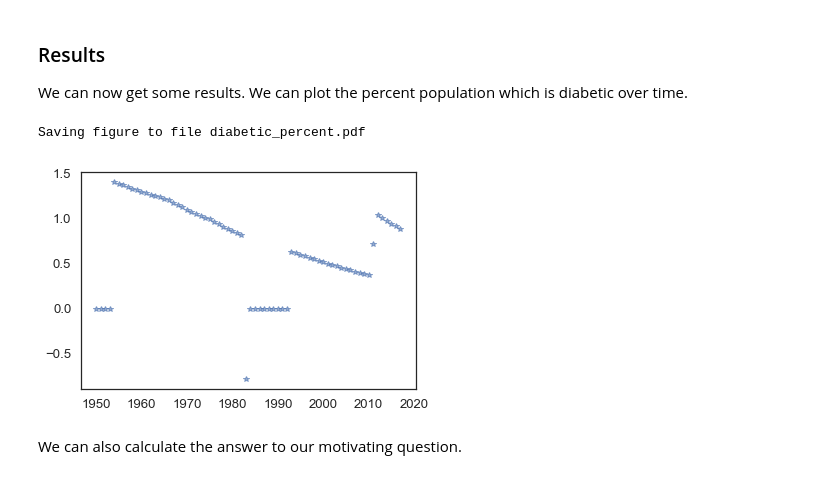
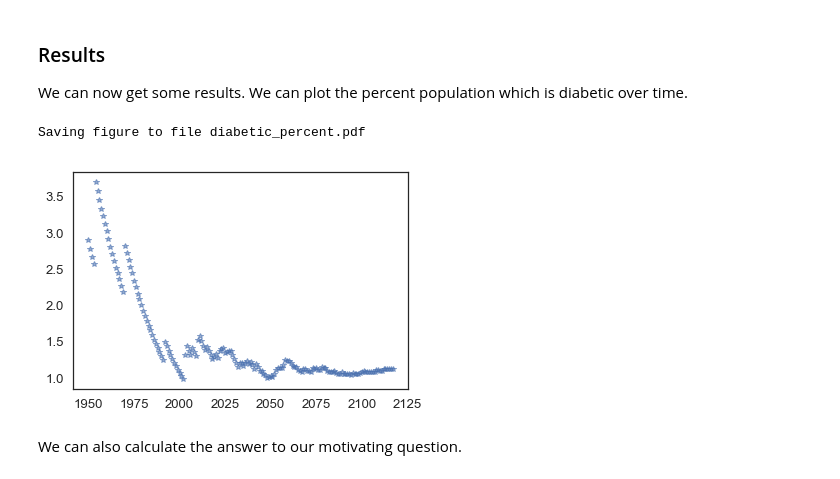
Before and after one commit to maiam6242/ModSimProject1, a Jupyter notebook: Project_1_Notebook-Database File-Copy1.ipynb, the cells around one changed output. Cells and saved outputs as stored; diff of their text form; code cells hidden in the pictures.

Commit message:
Fixed having a negative sick population
we are still having issues with the innital population of sick peeps

```diff
--- a/Project_1_Notebook-Database File-Copy1.ipynb
+++ b/Project_1_Notebook-Database File-Copy1.ipynb
@@ -139,7 +138,6 @@ child = 0
 #apply transmission rates
 if flip(transmission_rates[randomfemale][randommale]):
     child = 2
-    system.sick_pop += 1
 elif flip(system.percent_carry_pop):
     child = 1
 else:
@@ -166,7 +164,6 @@ def mate (system, state, male, female, transmission_rates):
     #apply the transmission rates
     if flip(transmission_rates[randomfemale][randommale]):
         child = 2
-        state.sickcounter += 1
     elif flip(system.percent_carry_pop):
         child = 1
     else:
@@ -227,7 +223,17 @@ You might notice that we are handling these deaths in an odd way, by explicitly
 Well we can now calculate the percent of the population which has the disorder by dividing the number of diabetic individuals by the total population found as the sum of the male and female arrays. We can also encapsulate the function at the end of this into an update function.
 # %%
 #make the percent population calculation and print it
-print("percent = " + str(math.ceil((state.sickcounter/(len(male)+len(female)))*100)))
+
+def num_sick(male,female):
+    sickcounter = 0
+    for malecounter in male:
+        if malecounter == 2:
+            sickcounter +=1
+    for femalecounter in female:
+        if femalecounter == 2:
+            sickcounter += 1
+    return sickcounter
+
 
 #Encapsulate everything into an update function
 def update(system, state, year, population_growth_system, population_growth_results, male, female):
@@ -238,15 +244,14 @@ def update(system, state, year, population_growth_system, population_growth_resu
 
     for deathcounter in range(math.ceil(system.death_rate*(len(female)+len(male)))):
         #if the member to be deleted is one with type 1 diabetes
-        if female[0] == 2:
-            state.sickcounter -= 1
-        if male[0] == 2:
-            state.sickcounter -= 1
-        #deletes the first instance of each array
-        del female[0]
-        del male[0]
+        if flip(.5):
+            if female[0] == 2:
+                del female[0]
+        else:
+            if male[0] == 2:
+                del male[0]
     state.year = year +1
-    return state.sickcounter/(len(female)+len(male))*100
+    return (num_sick(male,female)/(len(female)+len(male)))*100
 
-update(system, state, system.year, population_growth_system, population_growth_results, male, female)
+update(system, state, state.year, population_growth_system, population_growth_results, male, female)
 # %% [output]
@@ -291,7 +295,6 @@ def run_genetic_disorder_sim(start_year, end_year, init_local_population):
     for k in range(math.ceil((system.initpop* system.percent_sick_pop)/2/100000)):
         female.append(2)
         male.append(2)
-        state.sickcounter += 2
 
     percent_population_with_disorder = TimeSeries()
 
@@ -304,11 +307,11 @@ def run_genetic_disorder_sim(start_year, end_year, init_local_population):
 We can now get some results. We can plot the percent population which is diabetic over time.
 # %%
 #Plots of percent diabetic over time
-plot(run_genetic_disorder_sim(1950, 2018, 6236068),"*")
+plot(run_genetic_disorder_sim(1950, 2118, 6236068),"*")
 savefig('diabetic_percent.pdf')
 # %% [output]
 Saving figure to file diabetic_percent.pdf
-[figure, old version]
+[figure, new version]
 # %% [markdown]
 We can also calculate the answer to our motivating question.
 # %%
```
Also changed, not shown: parts of 5 cells of this notebook, 2 other files.
